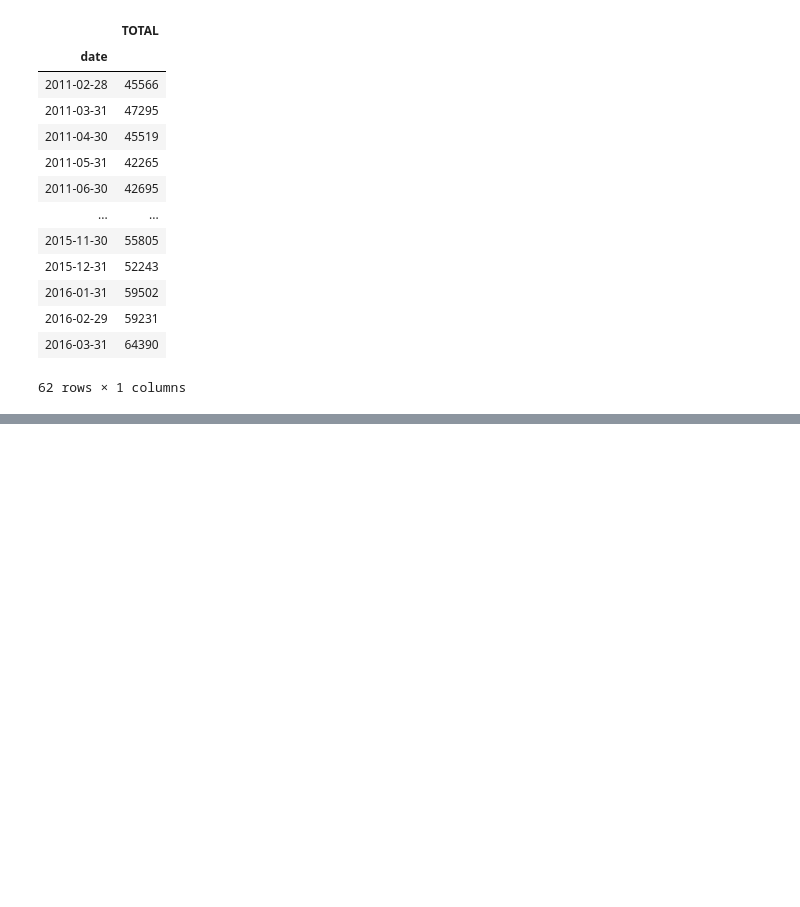
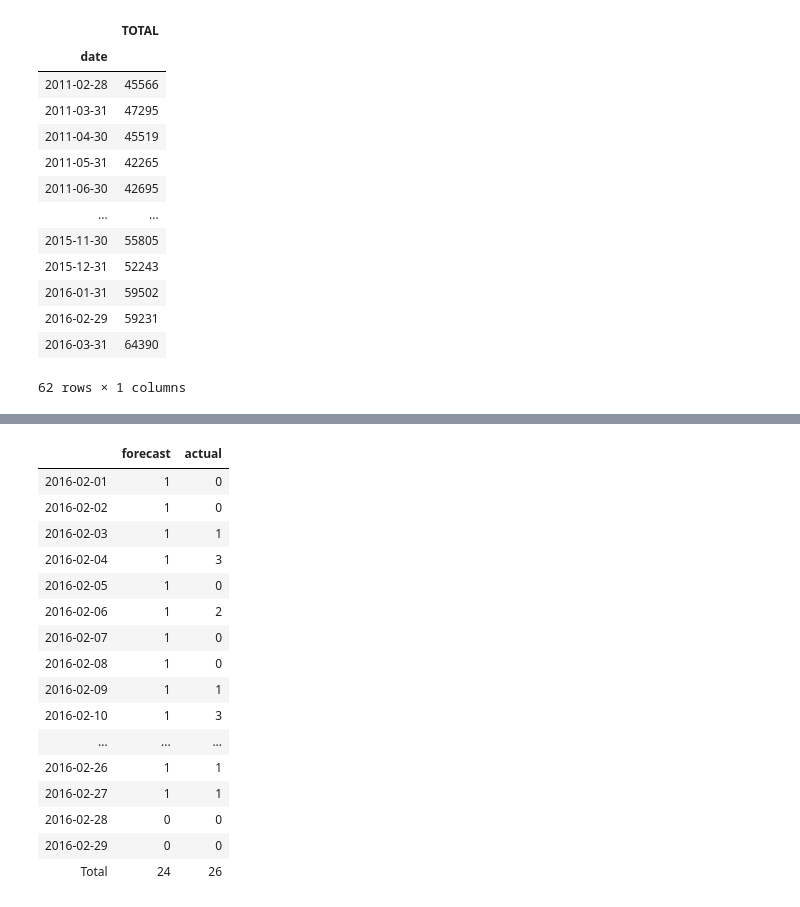
Before and after one commit to alecjonas/Forecasting_Walmart_Sales, a Jupyter notebook: notebooks/forecasting2.ipynb, the cells around one changed output, grey strips where cells are left out. Saved outputs shown, nothing was run; the diff lists cells and outputs as text; code cells hidden in the pictures; blank space fills up the shorter version.

```diff
--- a/notebooks/forecasting2.ipynb
+++ b/notebooks/forecasting2.ipynb
@@ -728,0 +863,57 @@ resample_series(make_series('CA_1', 'FOODS_3'), 'M')
+# %%
+def manual_rounding_compy(df, round_up_decimal):
+    df3 = df.copy()
+    for i in range(len(df3)):
+        if int(str(df3['forecast'][i])[-1:]) >= round_up_decimal:
+            df3['forecast'][i] = np.ceil(df3['forecast'][i])
+        else:
+            df3['forecast'][i] = np.floor(df3['forecast'][i])
+    df3['year'] = df3.index.year
+    df3['month'] = df3.index.month
+    df3['day'] =  df3.index.day
+    df3['date'] = pd.to_datetime(df3[["year", "month", "day"]])
+    x = df3['date'].to_numpy().astype('datetime64[D]')
+    y = x.tolist()
+    y.append('Total')
+    y = np.asarray(y)
+    df3.loc['Total']= df3.sum()
+    df3['forecast'] = df3['forecast'].apply(np.int64)
+    df3 = df3.set_index(y)
+    #df3 = df3.fillna('Total')
+    #df3['date2'] = str(df3['date'])
+    #df3.iloc[-1: ,-1:] = 'Total'
+    #df3.index[0:-1] = df3.index.date
+    #df3['date'] = df3.apply(str)
+    #df3.iloc[-1: ,-1:] = 'Total'
+    #df3.iloc[:-1, -1:] = pd.DatetimeIndex(df3.date).normalize()
+    #df3 = df.replace(np.nan, '', regex=True)
+    #df3 = df3.set_index('date')
+    #df3.index[-1] = 'Total'
+    df3 = df3.drop(columns = ['year', 'month', 'day', 'date'])
+    #df3 = df3.index.fillna("")
+    #df3 = df3.rename(index={'NaT': 'Total'})
+    #df3['date'] = df3.index
+    #df3.iloc[:-1, -1:] = pd.DatetimeIndex(df3.date).normalize()
+    #df3.index = df3.index.year.month.day
+    #df3['year'] = df3.index.month
+    return df3
+
+manual_rounding_compy(df2, 4)
+# %% [output]
+|  | forecast | actual |
+| 2016-02-01 | 1 | 0 |
+| 2016-02-02 | 1 | 0 |
+| 2016-02-03 | 1 | 1 |
+| 2016-02-04 | 1 | 3 |
+| 2016-02-05 | 1 | 0 |
+| 2016-02-06 | 1 | 2 |
+| 2016-02-07 | 1 | 0 |
+| 2016-02-08 | 1 | 0 |
+| 2016-02-09 | 1 | 1 |
+| 2016-02-10 | 1 | 3 |
+| ... | ... | ... |
+| 2016-02-26 | 1 | 1 |
+| 2016-02-27 | 1 | 1 |
+| 2016-02-28 | 0 | 0 |
+| 2016-02-29 | 0 | 0 |
+| Total | 24 | 26 |
```
Also changed, not shown: parts of 9 cells of this notebook, 1 other file.
